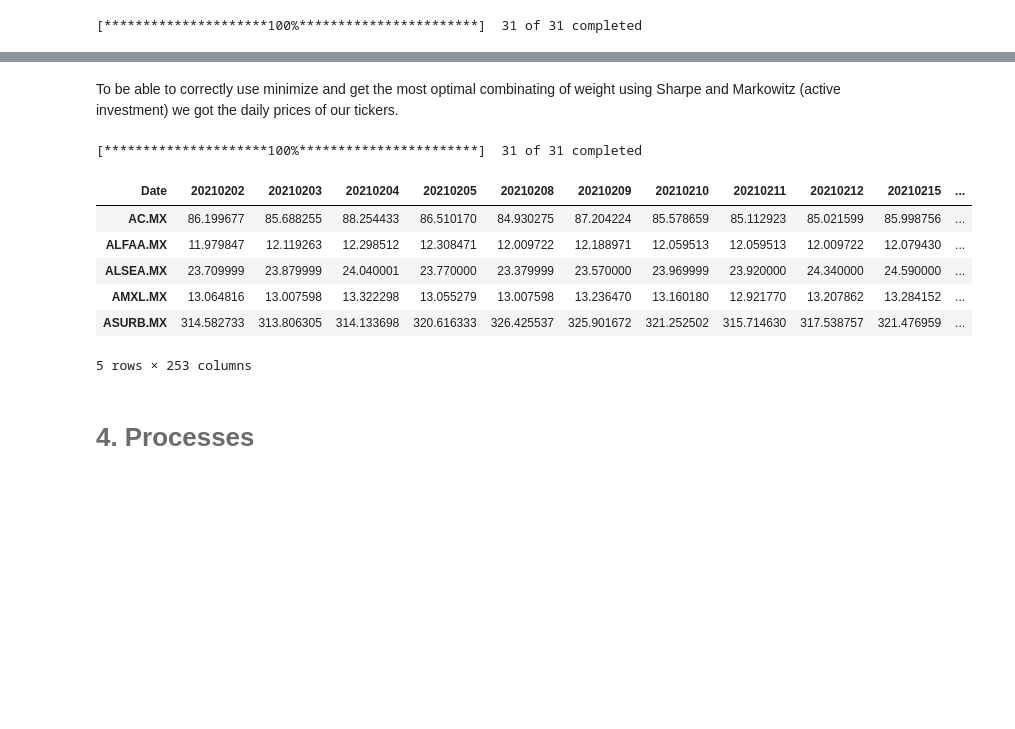
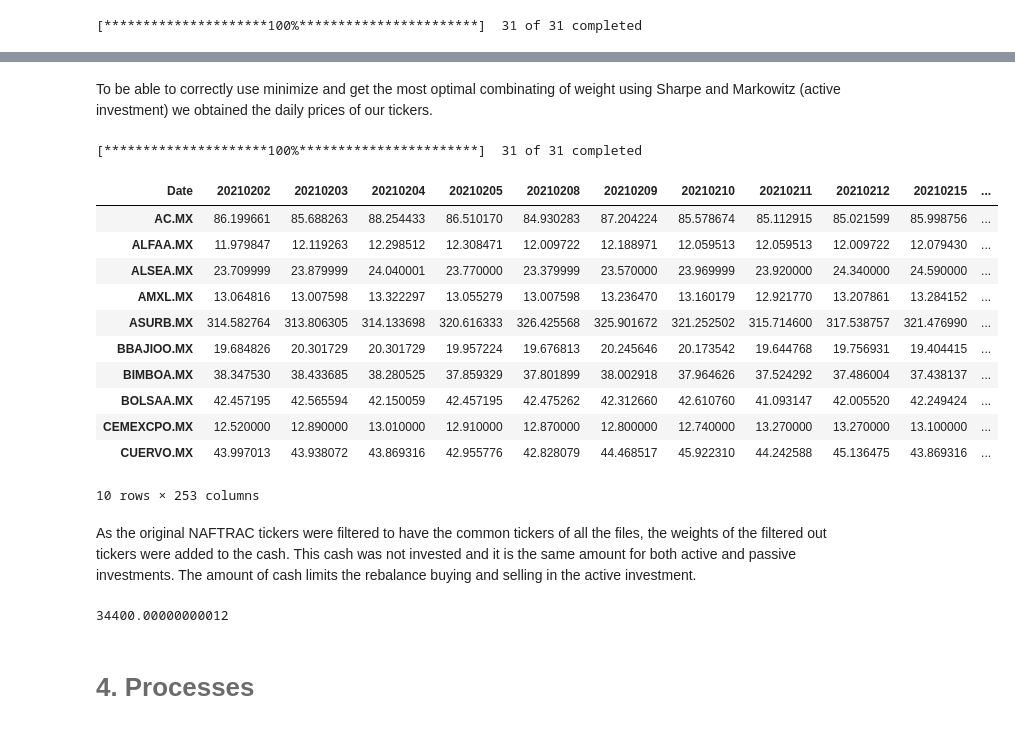
Before and after one commit to Tania-Bell/MyST_Lab1, a Jupyter notebook: notebook.ipynb, the cells around one changed output, grey strips where cells are left out. Drawn from its saved outputs; the diff is of its cells as text; code cells hidden in the pictures; blank space fills up the shorter version.

Commit message:
Changes to notebook
added passive and active investments

```diff
--- a/notebook.ipynb
+++ b/notebook.ipynb
@@ -144,20 +146,34 @@ prices.head(10)
 10 rows × 25 columns
 # %% [markdown]
-To be able to correctly use minimize and get the most optimal combinating of weight using Sharpe and Markowitz (active investment) we got the daily prices of our tickers.
+To be able to correctly use minimize and get the most optimal combinating of weight using Sharpe and Markowitz (active investment) we obtained the daily prices of our tickers.
 # %%
 prices_daily = fn.import_prices_d(common_tickers,'2021-01-31','2022-01-31')
 # %% [output]
 [*********************100%***********************]  31 of 31 completed
 # %%
-prices_daily.head(5)
+prices_daily.head(10)
 # %% [output]
 | Date | 20210202 | 20210203 | 20210204 | 20210205 | 20210208 | 20210209 | 20210210 | 20210211 | 20210212 | 20210215 | ... |
-| AC.MX | 86.199677 | 85.688255 | 88.254433 | 86.510170 | 84.930275 | 87.204224 | 85.578659 | 85.112923 | 85.021599 | 85.998756 | ... |
+| AC.MX | 86.199661 | 85.688263 | 88.254433 | 86.510170 | 84.930283 | 87.204224 | 85.578674 | 85.112915 | 85.021599 | 85.998756 | ... |
 | ALFAA.MX | 11.979847 | 12.119263 | 12.298512 | 12.308471 | 12.009722 | 12.188971 | 12.059513 | 12.059513 | 12.009722 | 12.079430 | ... |
 | ALSEA.MX | 23.709999 | 23.879999 | 24.040001 | 23.770000 | 23.379999 | 23.570000 | 23.969999 | 23.920000 | 24.340000 | 24.590000 | ... |
-| AMXL.MX | 13.064816 | 13.007598 | 13.322298 | 13.055279 | 13.007598 | 13.236470 | 13.160180 | 12.921770 | 13.207862 | 13.284152 | ... |
-| ASURB.MX | 314.582733 | 313.806305 | 314.133698 | 320.616333 | 326.425537 | 325.901672 | 321.252502 | 315.714630 | 317.538757 | 321.476959 | ... |
+| AMXL.MX | 13.064816 | 13.007598 | 13.322297 | 13.055279 | 13.007598 | 13.236470 | 13.160179 | 12.921770 | 13.207861 | 13.284152 | ... |
+| ASURB.MX | 314.582764 | 313.806305 | 314.133698 | 320.616333 | 326.425568 | 325.901672 | 321.252502 | 315.714600 | 317.538757 | 321.476990 | ... |
+| BBAJIOO.MX | 19.684826 | 20.301729 | 20.301729 | 19.957224 | 19.676813 | 20.245646 | 20.173542 | 19.644768 | 19.756931 | 19.404415 | ... |
+| BIMBOA.MX | 38.347530 | 38.433685 | 38.280525 | 37.859329 | 37.801899 | 38.002918 | 37.964626 | 37.524292 | 37.486004 | 37.438137 | ... |
+| BOLSAA.MX | 42.457195 | 42.565594 | 42.150059 | 42.457195 | 42.475262 | 42.312660 | 42.610760 | 41.093147 | 42.005520 | 42.249424 | ... |
+| CEMEXCPO.MX | 12.520000 | 12.890000 | 13.010000 | 12.910000 | 12.870000 | 12.800000 | 12.740000 | 13.270000 | 13.270000 | 13.100000 | ... |
+| CUERVO.MX | 43.997013 | 43.938072 | 43.869316 | 42.955776 | 42.828079 | 44.468517 | 45.922310 | 44.242588 | 45.136475 | 43.869316 | ... |
-5 rows × 253 columns
+10 rows × 253 columns
+# %% [markdown]
+As the original NAFTRAC tickers were filtered to have the common tickers of all the files, the weights of the filtered out tickers were added to the cash. This cash was not invested and it is the same amount for both active and passive investments. The amount of cash limits the rebalance buying and selling in the active investment.
+# %%
+cash_w=float(all_files['20210129'][all_files['20210129']['Ticker'].str.contains("MXN")]['Peso (%)'])
+
+# Amount of cash in pesos
+cash_w/100 * 1000000
+# %% [output]
+34400.00000000012
 # %% [markdown]
 # <font color= #6B6B6B> 4. Processes  </font>
 # %% [markdown]
```
Also changed, not shown: parts of 14 cells of this notebook, 2 other files.
